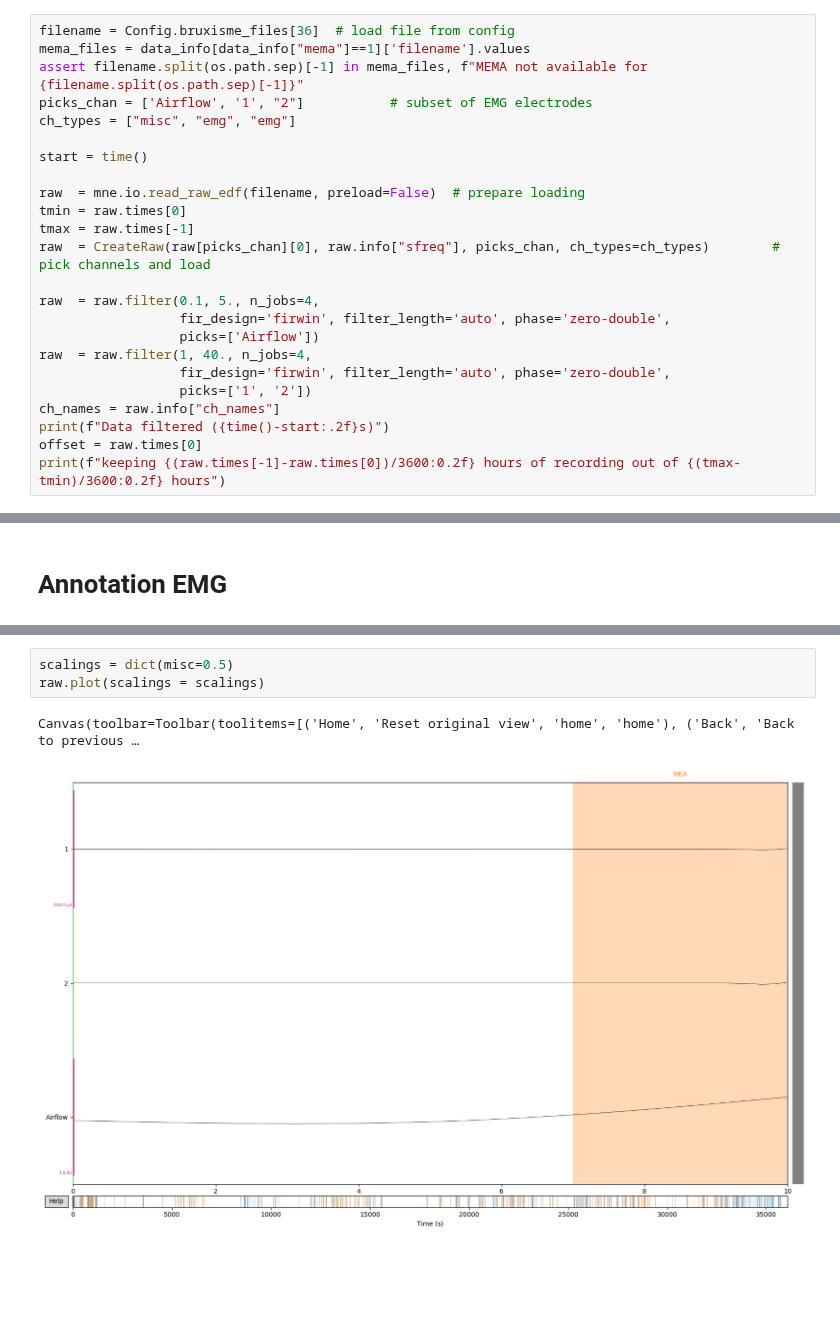
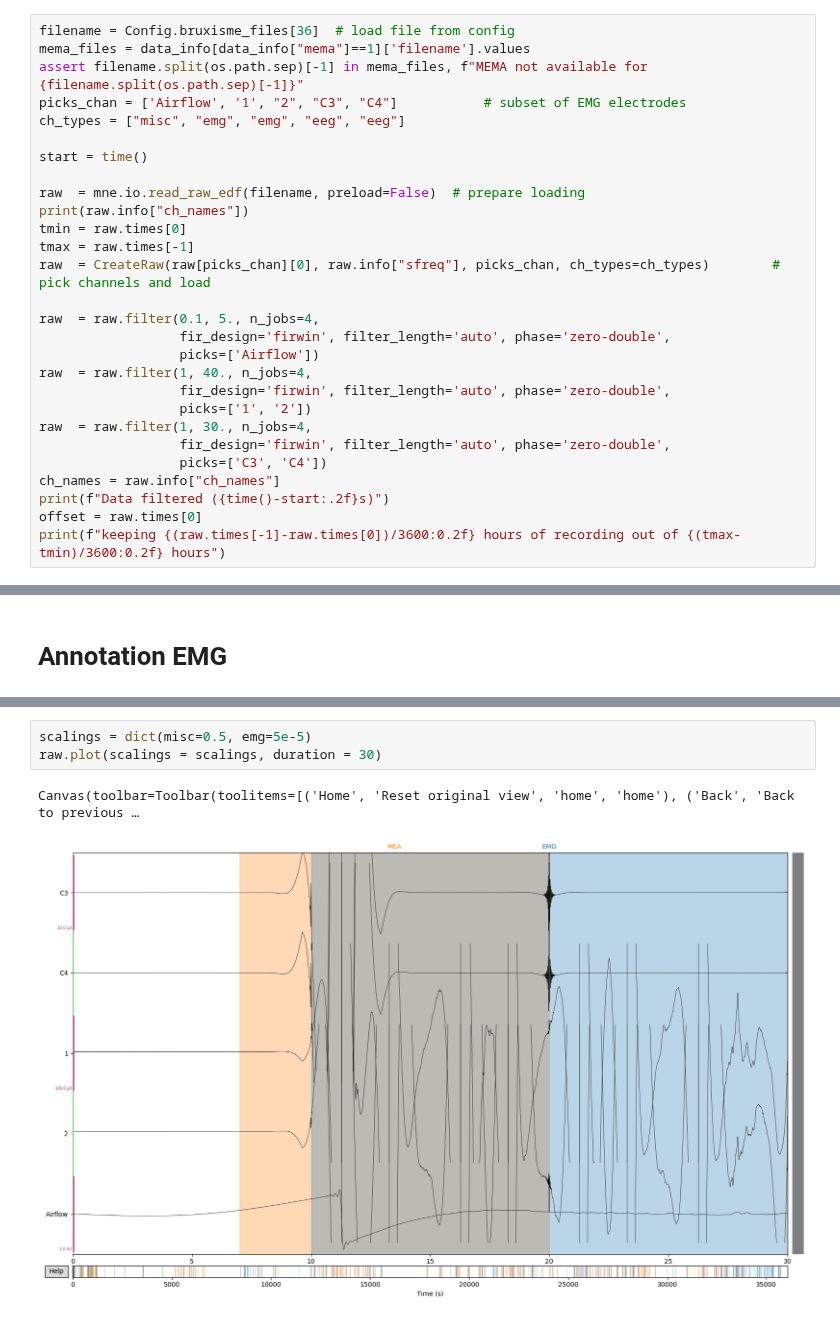
Before and after one commit to lkorczowski/Tinnitus-n-Sleep, a Jupyter notebook: notebooks/demo_mema_detection.ipynb, the cells around one changed output, grey strips where cells are left out. Cells and saved outputs as stored; diff of their text form; blank space fills up the shorter version.

```diff
--- a/notebooks/demo_mema_detection.ipynb
+++ b/notebooks/demo_mema_detection.ipynb
@@ -44,12 +44,13 @@ Name: filename, dtype: object
 filename = Config.bruxisme_files[36]  # load file from config
 mema_files = data_info[data_info["mema"]==1]['filename'].values
 assert filename.split(os.path.sep)[-1] in mema_files, f"MEMA not available for {filename.split(os.path.sep)[-1]}"
-picks_chan = ['Airflow', '1', "2"]           # subset of EMG electrodes
-ch_types = ["misc", "emg", "emg"]
+picks_chan = ['Airflow', '1', "2", "C3", "C4"]           # subset of EMG electrodes
+ch_types = ["misc", "emg", "emg", "eeg", "eeg"]
 
 start = time()
 
 raw  = mne.io.read_raw_edf(filename, preload=False)  # prepare loading
+print(raw.info["ch_names"])
 tmin = raw.times[0]
 tmax = raw.times[-1]
 raw  = CreateRaw(raw[picks_chan][0], raw.info["sfreq"], picks_chan, ch_types=ch_types)        # pick channels and load
@@ -60,6 +61,9 @@ raw  = raw.filter(0.1, 5., n_jobs=4,
 raw  = raw.filter(1, 40., n_jobs=4,
                   fir_design='firwin', filter_length='auto', phase='zero-double',
                   picks=['1', '2'])
+raw  = raw.filter(1, 30., n_jobs=4,
+                  fir_design='firwin', filter_length='auto', phase='zero-double',
+                  picks=['C3', 'C4'])
 ch_names = raw.info["ch_names"]
 print(f"Data filtered ({time()-start:.2f}s)")
 offset = raw.times[0]
@@ -169,7 +174,7 @@ Classification done in 8.63s
 Raw annotated in 0.07s
 # %%
-scalings = dict(misc=0.5)
-raw.plot(scalings = scalings)
+scalings = dict(misc=0.5, emg=5e-5)
+raw.plot(scalings = scalings, duration = 30)
 # %% [output]
 Canvas(toolbar=Toolbar(toolitems=[('Home', 'Reset original view', 'home', 'home'), ('Back', 'Back to previous …
-[figure, old version]
+[figure, new version]
```
Also changed, not shown: parts of 4 cells of this notebook.
